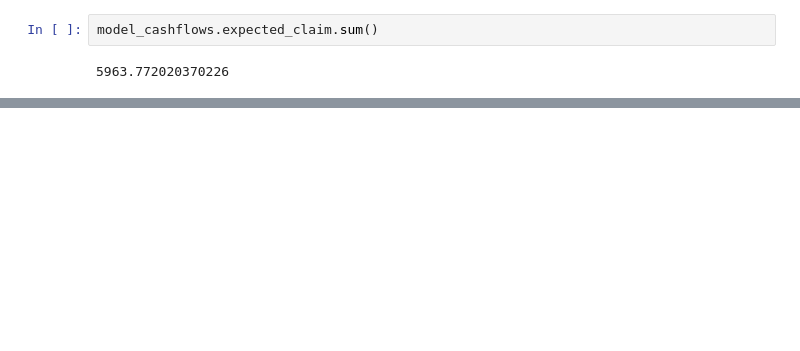
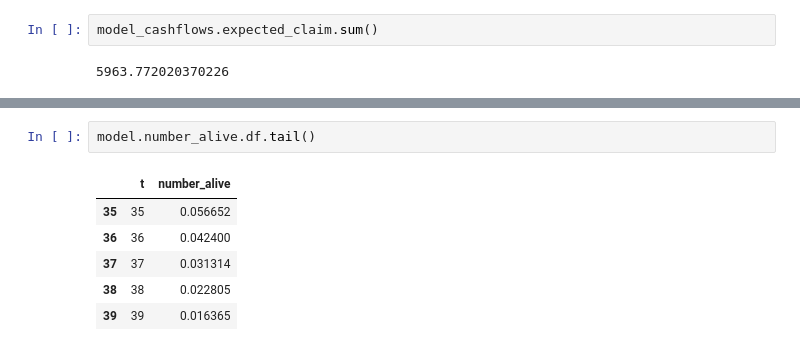
Before and after one commit to lewisfogden/heavylight, a Jupyter notebook: examples/notebook/heavylight_tables.ipynb, the cells around one changed output, grey strips where cells are left out. Drawn from its saved outputs; the diff is of its cells as text; blank space fills up the shorter version.

```diff
--- a/examples/notebook/heavylight_tables.ipynb
+++ b/examples/notebook/heavylight_tables.ipynb
@@ -121,0 +132,9 @@ model_cashflows.expected_claim.sum()
+# %%
+model.number_alive.df.tail()
+# %% [output]
+|  | t | number_alive |
+| 35 | 35 | 0.056652 |
+| 36 | 36 | 0.042400 |
+| 37 | 37 | 0.031314 |
+| 38 | 38 | 0.022805 |
+| 39 | 39 | 0.016365 |
```
Also changed, not shown: parts of 6 cells of this notebook, 11 other files.
